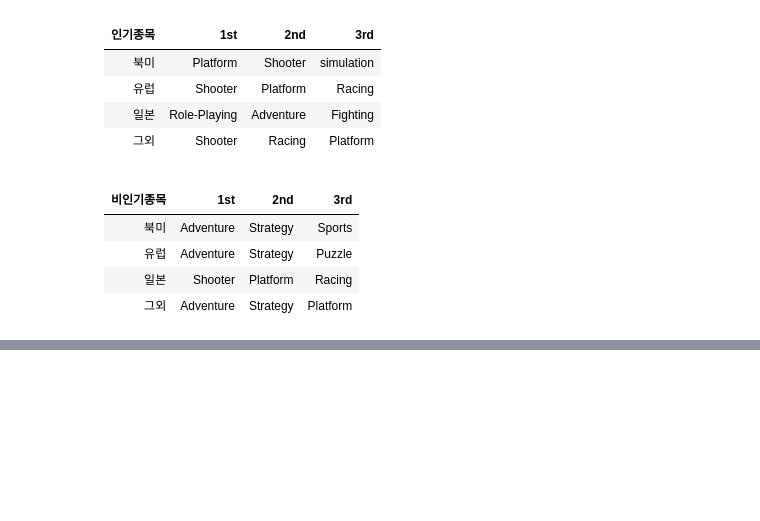
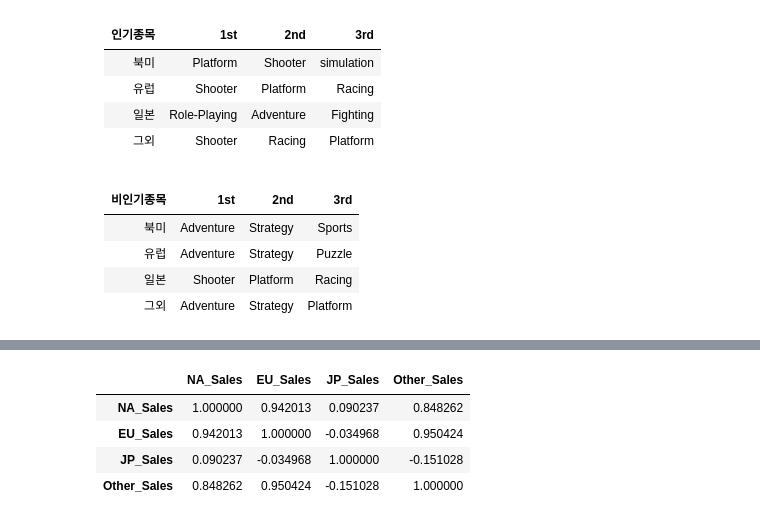
Before and after one commit to superahxd/_project, a Jupyter notebook: sec1_project.ipynb, the cells around one changed output, grey strips where cells are left out. Saved outputs shown, nothing was run; the diff lists cells and outputs as text; code cells hidden in the pictures; blank space fills up the shorter version.

```diff
--- a/sec1_project.ipynb
+++ b/sec1_project.ipynb
@@ -188,0 +196,8 @@ vgames_1.rank(method='min', ascending=False)
+# %%
+vgames_mean.T.corr(method = 'pearson')
+# %% [output]
+|  | NA_Sales | EU_Sales | JP_Sales | Other_Sales |
+| NA_Sales | 1.000000 | 0.942013 | 0.090237 | 0.848262 |
+| EU_Sales | 0.942013 | 1.000000 | -0.034968 | 0.950424 |
+| JP_Sales | 0.090237 | -0.034968 | 1.000000 | -0.151028 |
+| Other_Sales | 0.848262 | 0.950424 | -0.151028 | 1.000000 |
```
Also changed, not shown: parts of 7 cells of this notebook.
